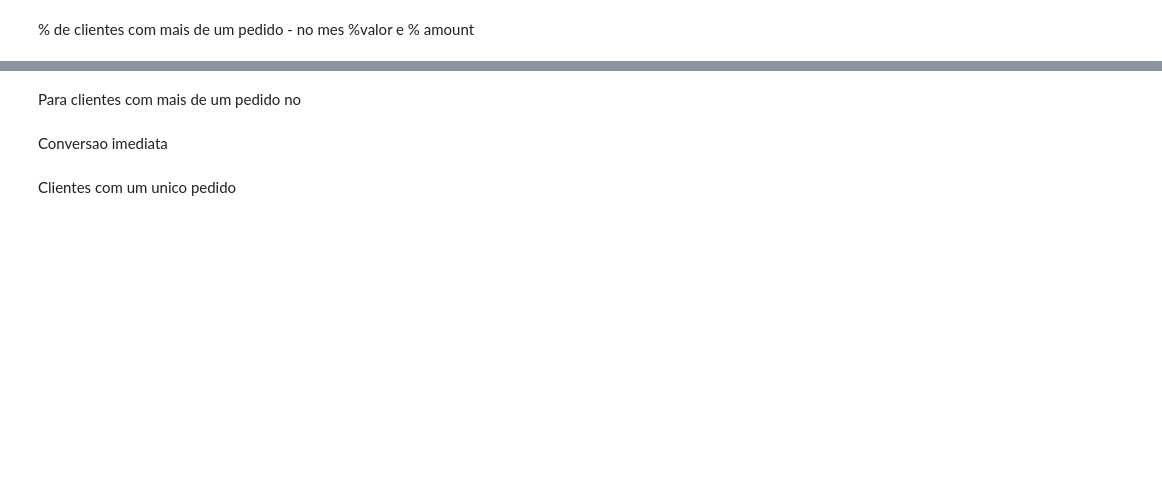
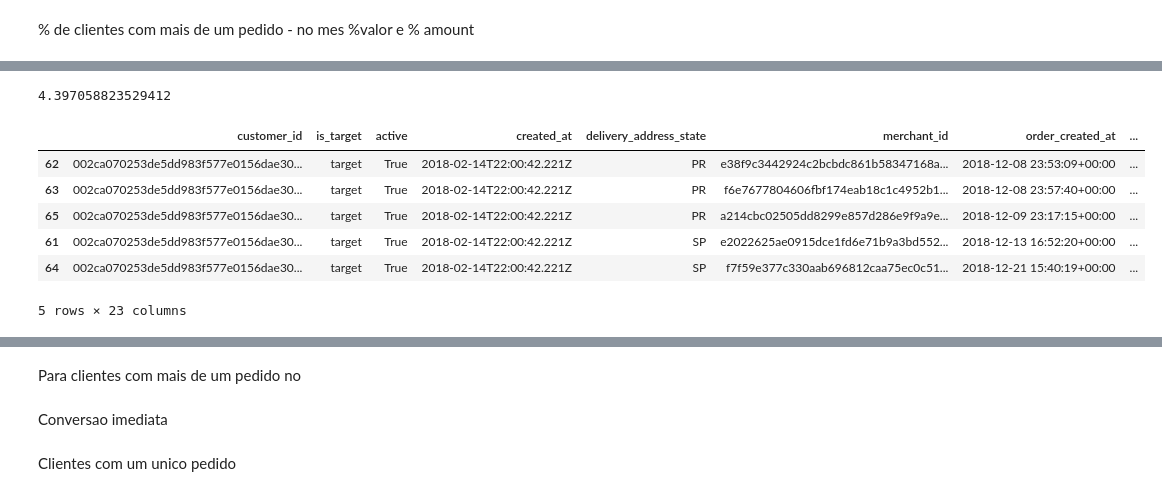
Before and after one commit to elianezanlorense/ifood_cs, a Jupyter notebook: code/notebook/05.cli_res.ipynb, the cells around one changed output, grey strips where cells are left out. Saved outputs shown, nothing was run; the diff lists cells and outputs as text; code cells hidden in the pictures; blank space fills up the shorter version.

```diff
--- a/code/notebook/05.cli_res.ipynb
+++ b/code/notebook/05.cli_res.ipynb
@@ -221,35 +93,14 @@ df['days_between_orders'] = (
-# %%
-
-
-# 2. Diferença em DIAS entre ordens consecutivas
-df['days_between_orders'] = (
-    df.groupby(['customer_id', 'order_created_month'])['order_created_at']
-    .diff()
-).dt.days
-
-# 3. Dias desde a primeira ordem do mês
-df['days_since_first_order_month'] = (
-    df.groupby(['customer_id', 'order_created_month'])['order_created_at']
-    .transform(lambda x: (x - x.min()).dt.days)
-)
-
-# 4. VALOR da diferença entre ordens consecutivas
-df['amount_diff_from_previous'] = (
-    df.groupby(['customer_id', 'order_created_month'])['order_total_amount']
-    .diff()
-)
-
-# 5. % de variação do valor em relação à ordem anterior
-df['amount_pct_change_from_previous'] = (
-    df.groupby(['customer_id', 'order_created_month'])['order_total_amount']
-    .pct_change() * 100
-)
-
-# Preencher NaN com 0
-df['days_between_orders'] = df['days_between_orders'].fillna(0)
-df['amount_diff_from_previous'] = df['amount_diff_from_previous'].fillna(0)
-df['amount_pct_change_from_previous'] = df['amount_pct_change_from_previous'].fillna(0)
-
-
-df[['customer_id', 'order_created_month', 'rank_month', 'order_total_amount',
-          'days_between_orders', 'amount_pct_change_from_previous']].head(10)
+# %%
+df_1000 = df.head(1000)
+df_1000, dias_0=criacao_ordens(df_1000)
+print(dias_0)
+df_1000.head()
+# %% [output]
+4.397058823529412
+|  | customer_id | is_target | active | created_at | delivery_address_state | merchant_id | order_created_at | ... |
+| 62 | 002ca070253de5dd983f577e0156dae30... | target | True | 2018-02-14T22:00:42.221Z | PR | e38f9c3442924c2bcbdc861b58347168a... | 2018-12-08 23:53:09+00:00 | ... |
+| 63 | 002ca070253de5dd983f577e0156dae30... | target | True | 2018-02-14T22:00:42.221Z | PR | f6e7677804606fbf174eab18c1c4952b1... | 2018-12-08 23:57:40+00:00 | ... |
+| 65 | 002ca070253de5dd983f577e0156dae30... | target | True | 2018-02-14T22:00:42.221Z | PR | a214cbc02505dd8299e857d286e9f9a9e... | 2018-12-09 23:17:15+00:00 | ... |
+| 61 | 002ca070253de5dd983f577e0156dae30... | target | True | 2018-02-14T22:00:42.221Z | SP | e2022625ae0915dce1fd6e71b9a3bd552... | 2018-12-13 16:52:20+00:00 | ... |
+| 64 | 002ca070253de5dd983f577e0156dae30... | target | True | 2018-02-14T22:00:42.221Z | SP | f7f59e377c330aab696812caa75ec0c51... | 2018-12-21 15:40:19+00:00 | ... |
+5 rows × 23 columns
```
Also changed, not shown: parts of 22 cells of this notebook.
